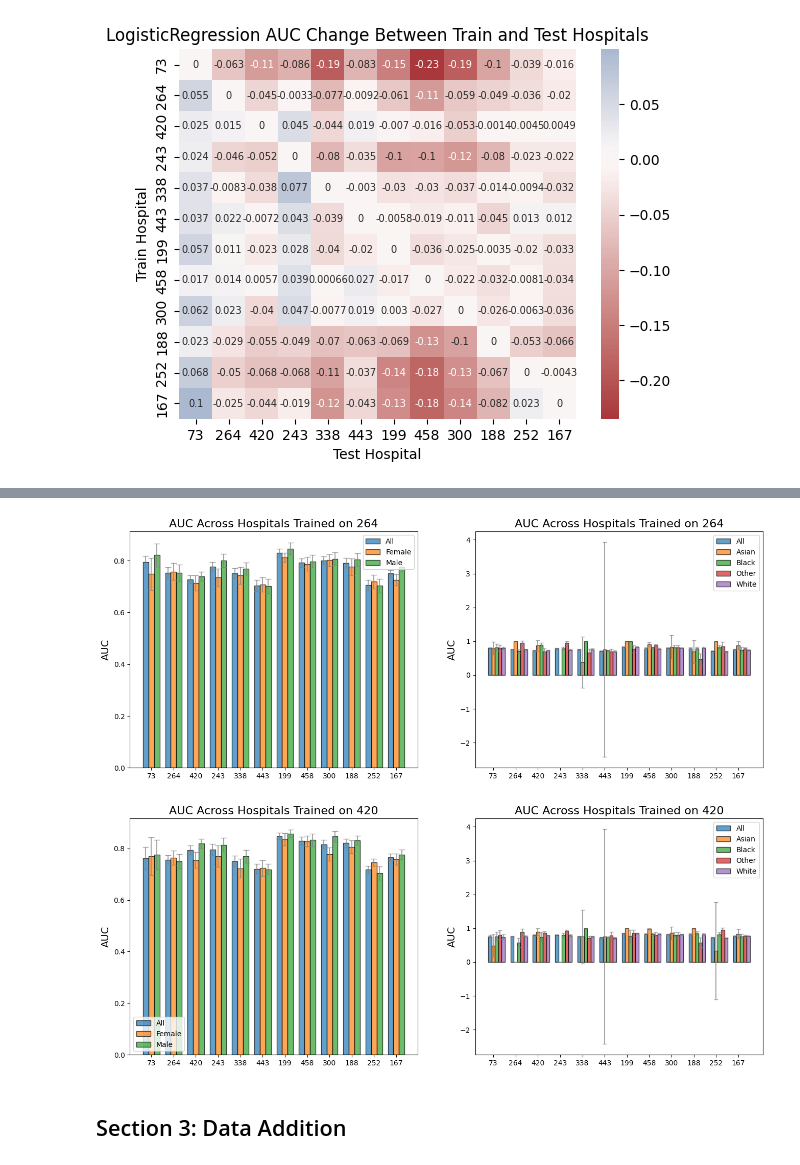
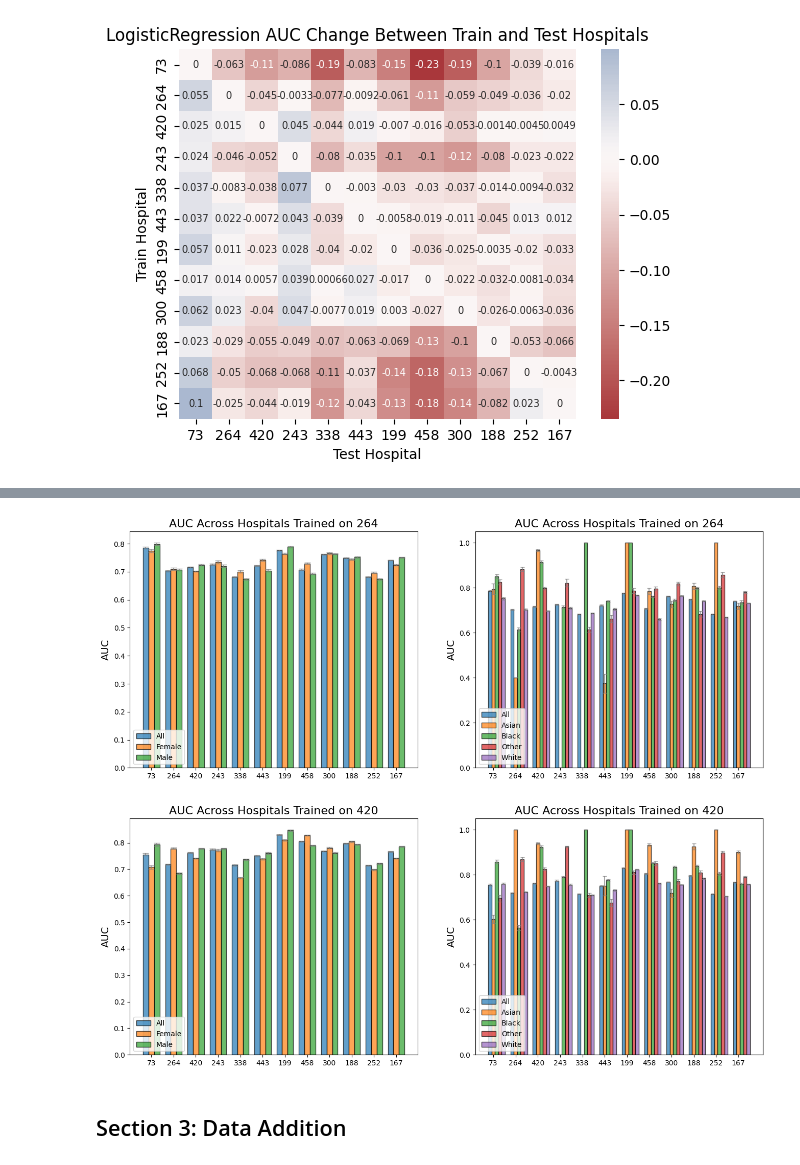
Before and after one commit to heyyjudes/YAIB, a Jupyter notebook: data_analysis.ipynb, the cells around one changed output, grey strips where cells are left out. Drawn from its saved outputs; the diff is of its cells as text; code cells hidden in the pictures.

```diff
--- a/data_analysis.ipynb
+++ b/data_analysis.ipynb
@@ -36,10 +40,9 @@ dist_shift_CI = np.load(f"results/dist_shift/{model}-ci.npz")
 with open('results/add_data/num_addition.pk', 'rb') as handle:
     addition_dict = pickle.load(handle)
 # %%
-plot_df = pd.DataFrame.from_dict(avg_dict['AUC'].item(), orient='index', columns=['AUC'])
-ci_lower_df =  pd.DataFrame.from_dict(ci_dict['AUC'][0], orient='index', columns=['CI-lower'])
-ci_upper_df =  pd.DataFrame.from_dict(ci_dict['AUC'][1], orient='index', columns=['CI-upper'])
-plot_df = pd.concat([plot_df, ci_lower_df, ci_upper_df], axis=1)
+plot_df = pd.DataFrame.from_dict(n_avg['AUC'].item(), orient='index', columns=['AUC'])
+std_df = pd.DataFrame.from_dict(n_std['AUC'].item(), orient='index', columns=['std'])
+plot_df = pd.concat([plot_df, std_df], axis=1)
 new_df = plot_df.reset_index(names='n')
 new_df['train_hospital'] = hos
 # %%
@@ -47,16 +50,18 @@ for i in range(len(hospital_ids)):
     if hospital_ids[i] != hos:
         new_hospital = {
             'n': addition_dict[hospital_ids[i]] + 2000,
-            'AUC': dist_shift_avg['AUC'][:, hos_ind][i],
-            'CI-lower': dist_shift_CI['AUC'][0][:, hos_ind][i],
-            'CI-upper': dist_shift_CI['AUC'][1][:, hos_ind][i],
+            'AUC': data_addition_avg['AUC'][:, hos_ind][i],
+            'std': data_addition_std['AUC'][:, hos_ind][i],
             'train_hospital': hospital_ids[i]
             }
 
         new_df.loc[len(new_df)] = new_hospital
         prev_result = new_df.loc[5].to_dict()
         prev_result['train_hospital'] = hospital_ids[i]
+        prev_result['std'] = 0
         new_df.loc[len(new_df)] = prev_result
+
+new_df['sem'] = new_df['std']/sem_ratio
 # %%
 fig, ax = plt.subplots(figsize=(8, 6))
 # Plot the mean AUC with confidence intervals as vertical bars
@@ -64,7 +69,7 @@ for i in range(len(hospital_ids)):
     hos_df = new_df[new_df['train_hospital'] == hospital_ids[i]]
     ax.errorbar(x=hos_df['n'],
                 y=hos_df['AUC'],
-                yerr=[hos_df['AUC'] - hos_df['CI-lower'],hos_df['CI-upper'] -hos_df['AUC']],
+                yerr=[hos_df['sem'] ,hos_df['sem']],
                 fmt='o-',
                 capsize=5,
                 label=f'Hos {hospital_ids[i]}')
@@ -87,21 +92,19 @@ plt.show()
 metric = 'AUC'
 fig, axes = plt.subplots(figsize=(16, 6), nrows=1, ncols=2)
 
-sns.heatmap(avg_dict[metric], annot=True, cmap="rocket_r", ax=axes[0],
+sns.heatmap(dist_shift_avg[metric], annot=True, cmap="rocket_r", ax=axes[0],
                       xticklabels=hospital_ids,
            yticklabels=hospital_ids,)
 axes[0].set_xlabel("Test Hospital")
 axes[0].set_ylabel("Train Hospital")
 axes[0].set_title("Mean")
 
-
-CI = ci_dict[metric][1] - avg_dict[metric]
-sns.heatmap(CI, fmt=".2e", annot_kws={'fontsize':7}, cmap="rocket_r",
+sns.heatmap(dist_shift_std[metric]/np.sqrt(25), fmt=".2e", annot_kws={'fontsize':7}, cmap="rocket_r",
                       xticklabels=hospital_ids,
            yticklabels=hospital_ids,)
 axes[1].set_xlabel("Test Hospital")
 axes[1].set_ylabel("Train Hospital")
-axes[1].set_title("95% CI")
+axes[1].set_title("Standard Error")
 
 plt.suptitle(f"{model} Train-Test {metric} drop across hospitals")
 # %% [output]
@@ -143,9 +177,9 @@ for train_hid in [1, 2]:
 
     ax = axes[0]
     for i, (key, label) in enumerate(keys_gender):
-        auc_values = avg_dict[key][train_hid]
-        lower_ci = ci_dict[key][0][train_hid]
-        upper_ci = ci_dict[key][1][train_hid]
+        auc_values = dist_shift_avg[key][train_hid]
+        std = dist_shift_std[key][train_hid]
+        sem = std/np.sqrt(25)
 
         bars = ax.bar(bar_positions+i*bar_width,
                       auc_values, bar_width, alpha=0.7,
@@ -154,8 +188,7 @@ for train_hid in [1, 2]:
         # Plot the error bars
         error_bars = ax.errorbar(bar_positions+i*bar_width,
                                  auc_values,
-                                 yerr=[np.array(auc_values) - np.array(lower_ci),
-                                       np.array(upper_ci) - np.array(auc_values)],
+                                 yerr=[sem, sem],
                                  capsize=4, fmt='none', ecolor='gray', alpha=0.7)
 
         # Add labels and titles
@@ -168,41 +201,40 @@ for train_hid in [1, 2]:
     bar_width = 0.15
     ax = axes[1]
     for i, (key, label) in enumerate(keys_race):
-        auc_values = avg_dict[key][train_hid]
-        lower_ci = ci_dict[key][0][train_hid]
-        upper_ci = ci_dict[key][1][train_hid]
+        auc_values = dist_shift_avg[key][train_hid]
+        std = dist_shift_std[key][train_hid]
+        sem = std/np.sqrt(25)
 
         bars = ax.bar(bar_positions+i*bar_width,
                       auc_values, bar_width, alpha=0.7,
                       edgecolor='black', label=label)
 
         # Plot the error bars
         error_bars = ax.errorbar(bar_positions+i*bar_width,
                                  auc_values,
-                                 yerr=[np.array(auc_values) - np.array(lower_ci),
-                                       np.array(upper_ci) - np.array(auc_values)],
+                                 yerr=[sem, sem],
                                  capsize=3, fmt='none', ecolor='gray', alpha=0.7)
 
         # Add labels and titles
         ax.set_xticks(bar_positions+bar_width)
         ax.set_xticklabels(hospital_ids)
         ax.set_ylabel(f'{metric}', fontsize=14)
         ax.set_title(f'{metric} Across Hospitals Trained on {hospital_ids[train_hid]}', fontsize=16)
         ax.legend()
 
         # # Adjust the y-axis limits
 
         # # Add value labels on top of the bars
         # for bar, auc in zip(bars, auc_values):
         #     height = bar.get_height() +0.04
         #     print(height)
         #     ax.annotate(f'{auc:.2f}',
         #                 xy=(bar.get_x() + bar.get_width() / 2, height),
         #                 xytext=(0, 3),
         #                 textcoords="offset points",
         #                 ha='center', va='bottom', fontsize=10)
 # %% [output]
-[figure, old version]
+[figure, new version]
-[figure, old version]
+[figure, new version]
 # %% [markdown]
 ## Section 3: Data Addition
```
Also changed, not shown: parts of 41 cells of this notebook, 5 other files.
